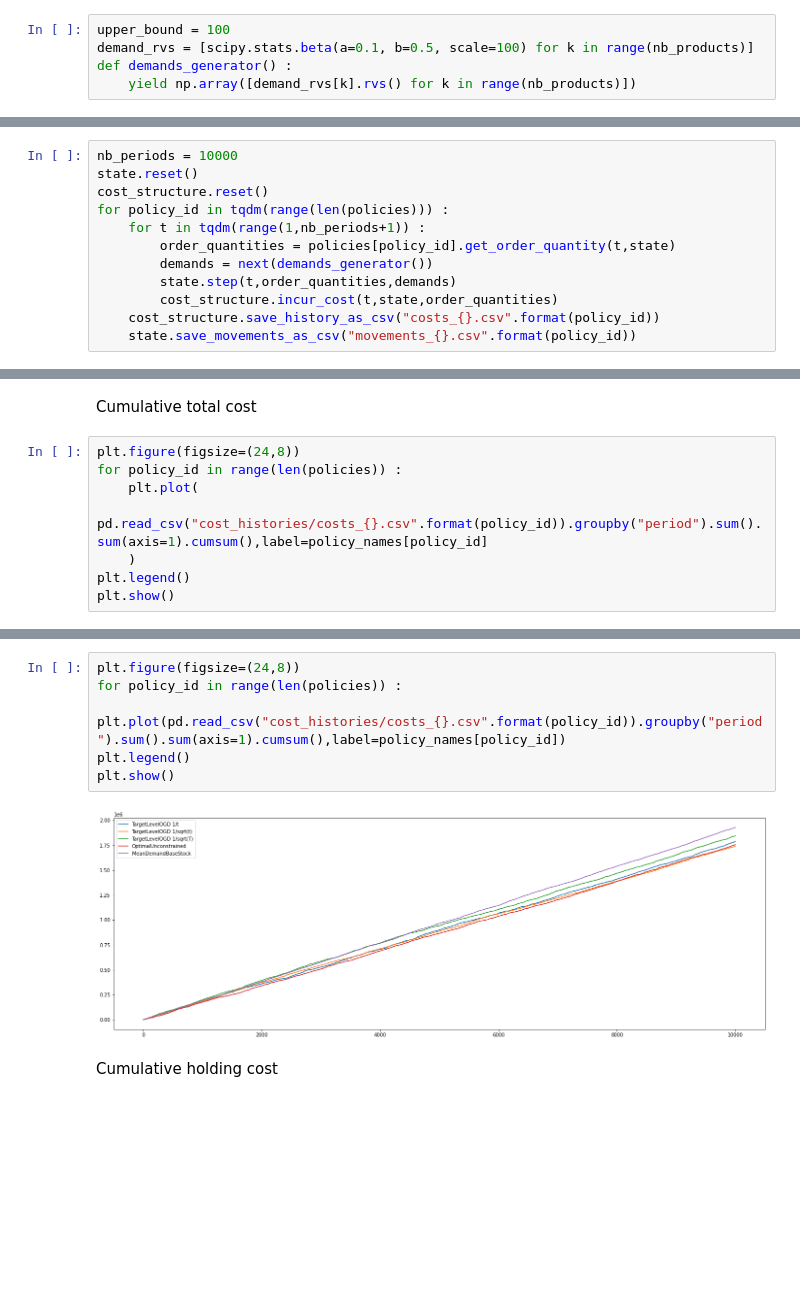
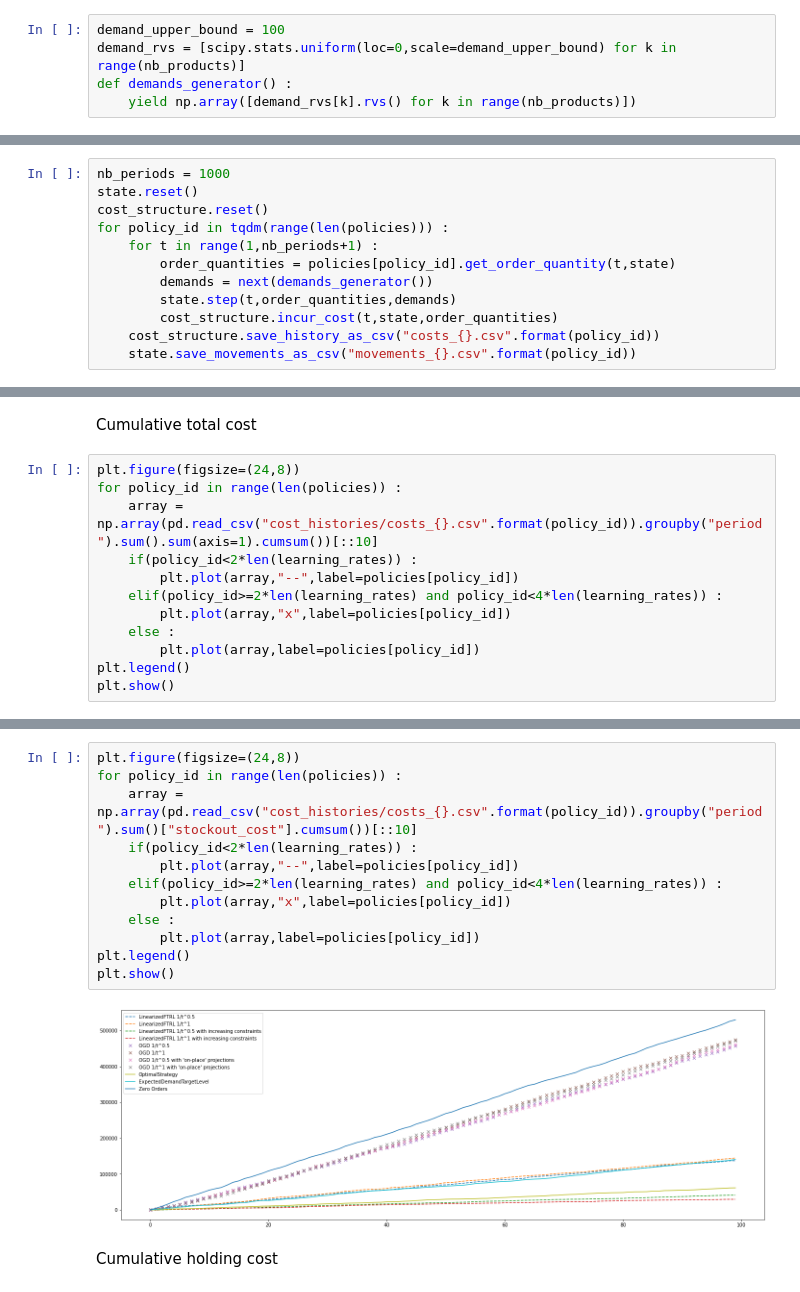
Before and after one commit to Califrais/newsvendor_tester, a Jupyter notebook: main_notebook.ipynb, the cells around one changed output, grey strips where cells are left out. Cells and saved outputs as stored; diff of their text form; blank space fills up the shorter version.

```diff
--- a/main_notebook.ipynb
+++ b/main_notebook.ipynb
@@ -30,8 +87,8 @@ state = NonPerishableInventoryState(nb_products,lead_times,"LOST_SALES")
 # %% [markdown]
 Demand generator definition
 # %%
-upper_bound = 100
-demand_rvs = [scipy.stats.beta(a=0.1, b=0.5, scale=100) for k in range(nb_products)]
+demand_upper_bound = 100
+demand_rvs = [scipy.stats.uniform(loc=0,scale=demand_upper_bound) for k in range(nb_products)]
 def demands_generator() :
     yield np.array([demand_rvs[k].rvs() for k in range(nb_products)])
 # %% [markdown]
@@ -83,9 +142,9 @@ Optimal unconstrainted base-stock level: [4.84003223]
 # %%
-nb_periods = 10000
+nb_periods = 1000
 state.reset()
 cost_structure.reset()
 for policy_id in tqdm(range(len(policies))) :
-    for t in tqdm(range(1,nb_periods+1)) :
+    for t in range(1,nb_periods+1) :
         order_quantities = policies[policy_id].get_order_quantity(t,state)
         demands = next(demands_generator())
         state.step(t,order_quantities,demands)
@@ -121,9 +182,13 @@ Cumulative total cost
 # %%
 plt.figure(figsize=(24,8))
 for policy_id in range(len(policies)) :
-    plt.plot(
-        pd.read_csv("cost_histories/costs_{}.csv".format(policy_id)).groupby("period").sum().sum(axis=1).cumsum(),label=policy_names[policy_id]
-    )
+    array = np.array(pd.read_csv("cost_histories/costs_{}.csv".format(policy_id)).groupby("period").sum().sum(axis=1).cumsum())[::10]
+    if(policy_id<2*len(learning_rates)) :
+        plt.plot(array,"--",label=policies[policy_id])
+    elif(policy_id>=2*len(learning_rates) and policy_id<4*len(learning_rates)) :
+        plt.plot(array,"x",label=policies[policy_id])
+    else :
+        plt.plot(array,label=policies[policy_id])
 plt.legend()
 plt.show()
 # %% [output]
@@ -131,11 +196,17 @@ plt.show()
 # %%
 plt.figure(figsize=(24,8))
 for policy_id in range(len(policies)) :
-    plt.plot(pd.read_csv("cost_histories/costs_{}.csv".format(policy_id)).groupby("period").sum().sum(axis=1).cumsum(),label=policy_names[policy_id])
+    array = np.array(pd.read_csv("cost_histories/costs_{}.csv".format(policy_id)).groupby("period").sum()["stockout_cost"].cumsum())[::10]
+    if(policy_id<2*len(learning_rates)) :
+        plt.plot(array,"--",label=policies[policy_id])
+    elif(policy_id>=2*len(learning_rates) and policy_id<4*len(learning_rates)) :
+        plt.plot(array,"x",label=policies[policy_id])
+    else :
+        plt.plot(array,label=policies[policy_id])
 plt.legend()
 plt.show()
 # %% [output]
-[figure, old version]
+[figure, new version]
 # %% [markdown]
 Cumulative holding cost
 # %%
```
Also changed, not shown: parts of 13 cells of this notebook, 27 other files.
